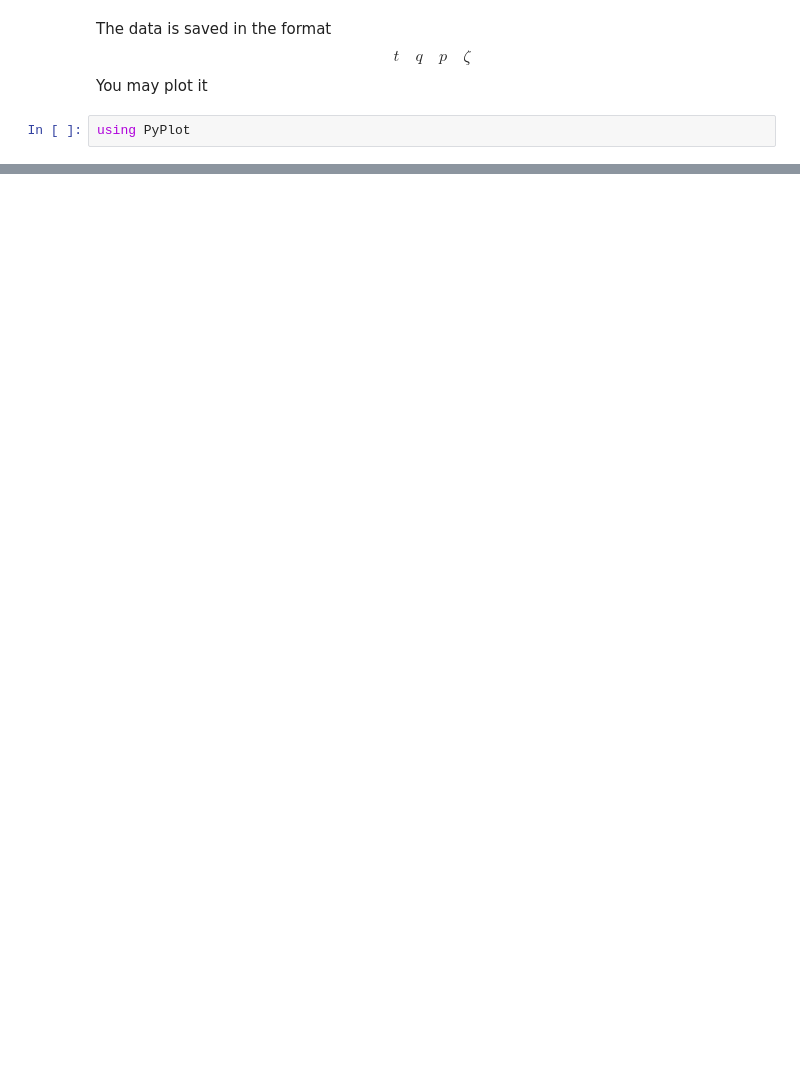
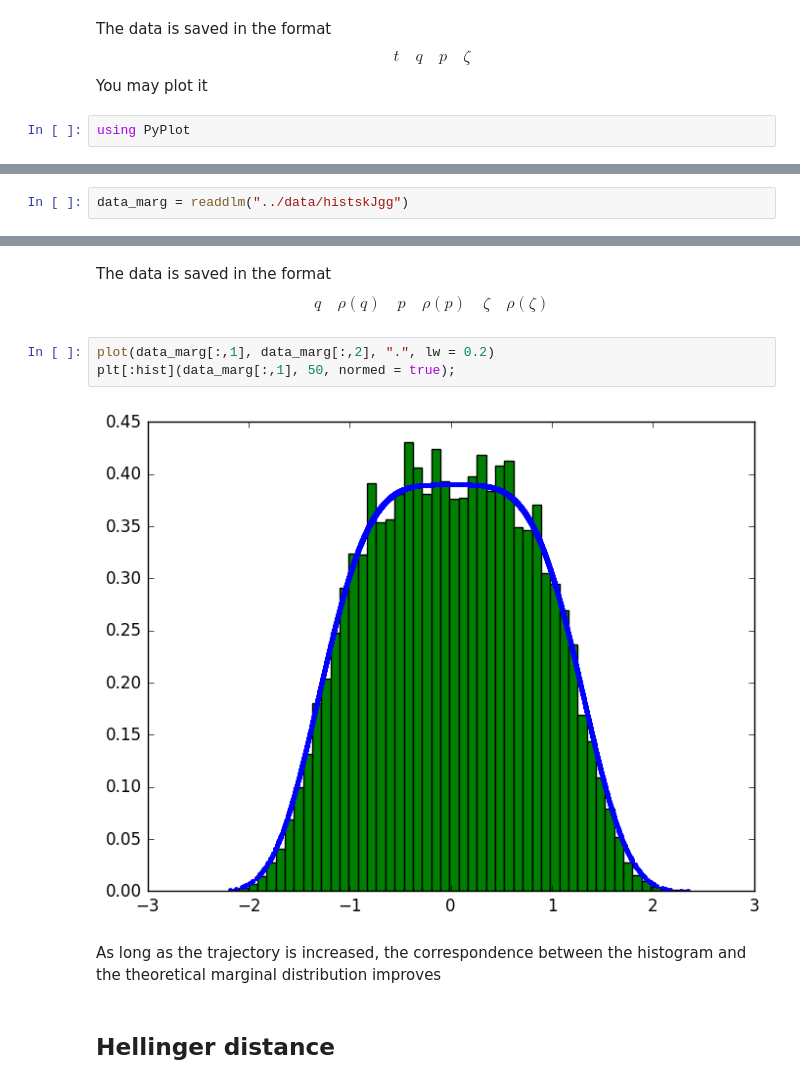
Before and after one commit to dapias/ST1Ds, a Jupyter notebook: Examples/Running Simulations.ipynb, the cells around one changed output, grey strips where cells are left out. Saved outputs shown, nothing was run; the diff lists cells and outputs as text; blank space fills up the shorter version.

```diff
--- a/Examples/Running Simulations.ipynb
+++ b/Examples/Running Simulations.ipynb
@@ -108,0 +184,2 @@ plot3D(trajectory[:,2], trajectory[:,3], trajectory[:,4], ".", ms = 0.5, alpha =
+# %%
+data_marg = readdlm("../data/histskJgg")
@@ -108,0 +204,12 @@ plot3D(trajectory[:,2], trajectory[:,3], trajectory[:,4], ".", ms = 0.5, alpha =
+# %% [markdown]
+The data is saved in the format
+$$q \quad \rho(q) \quad p \quad \rho(p) \quad \zeta \quad \rho(\zeta)  $$
+# %%
+plot(data_marg[:,1], data_marg[:,2], ".", lw = 0.2)
+plt[:hist](data_marg[:,1], 50, normed = true);
+# %% [output]
+[figure, added]
+# %% [markdown]
+As long as the trajectory is increased, the correspondence between the histogram and the theoretical marginal distribution improves
+# %% [markdown]
+## Hellinger distance
```
Also changed, not shown: parts of 22 cells of this notebook.
